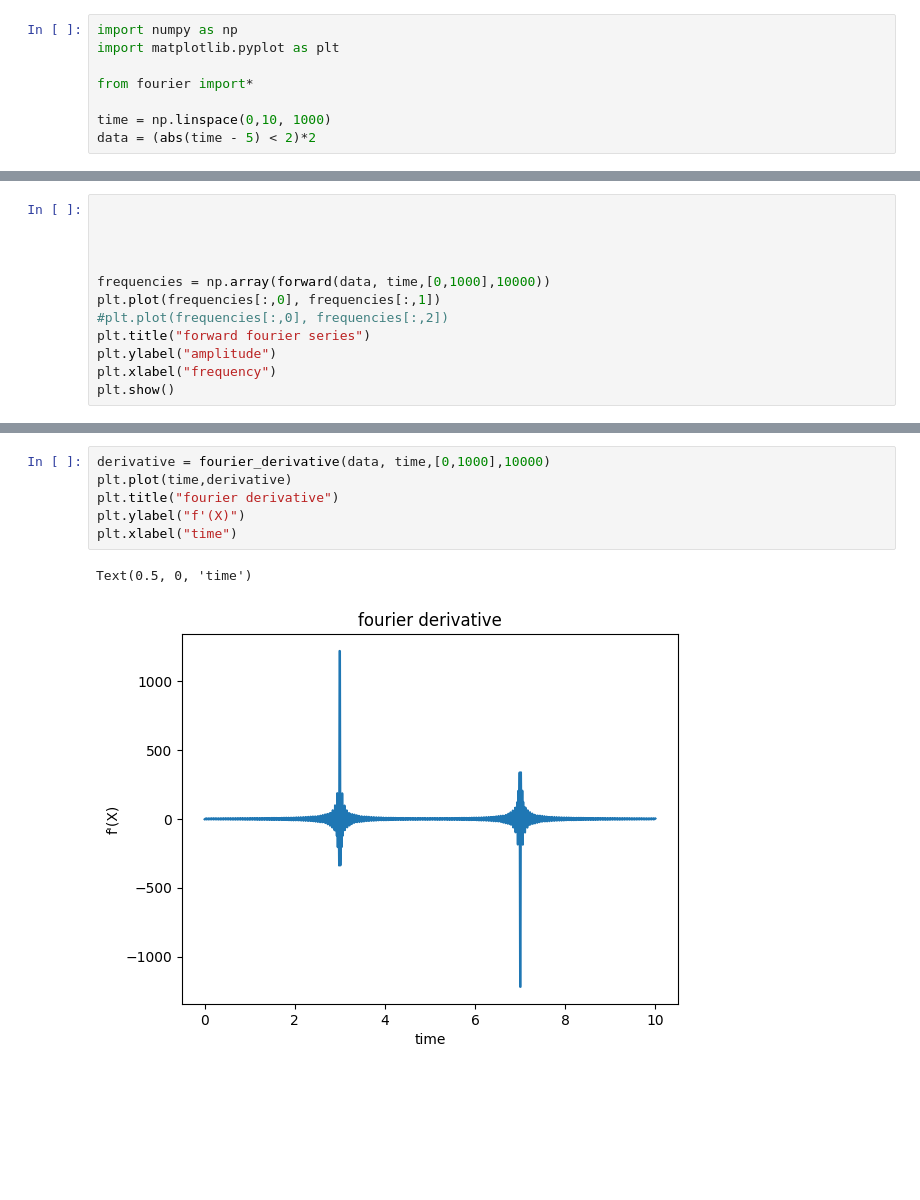
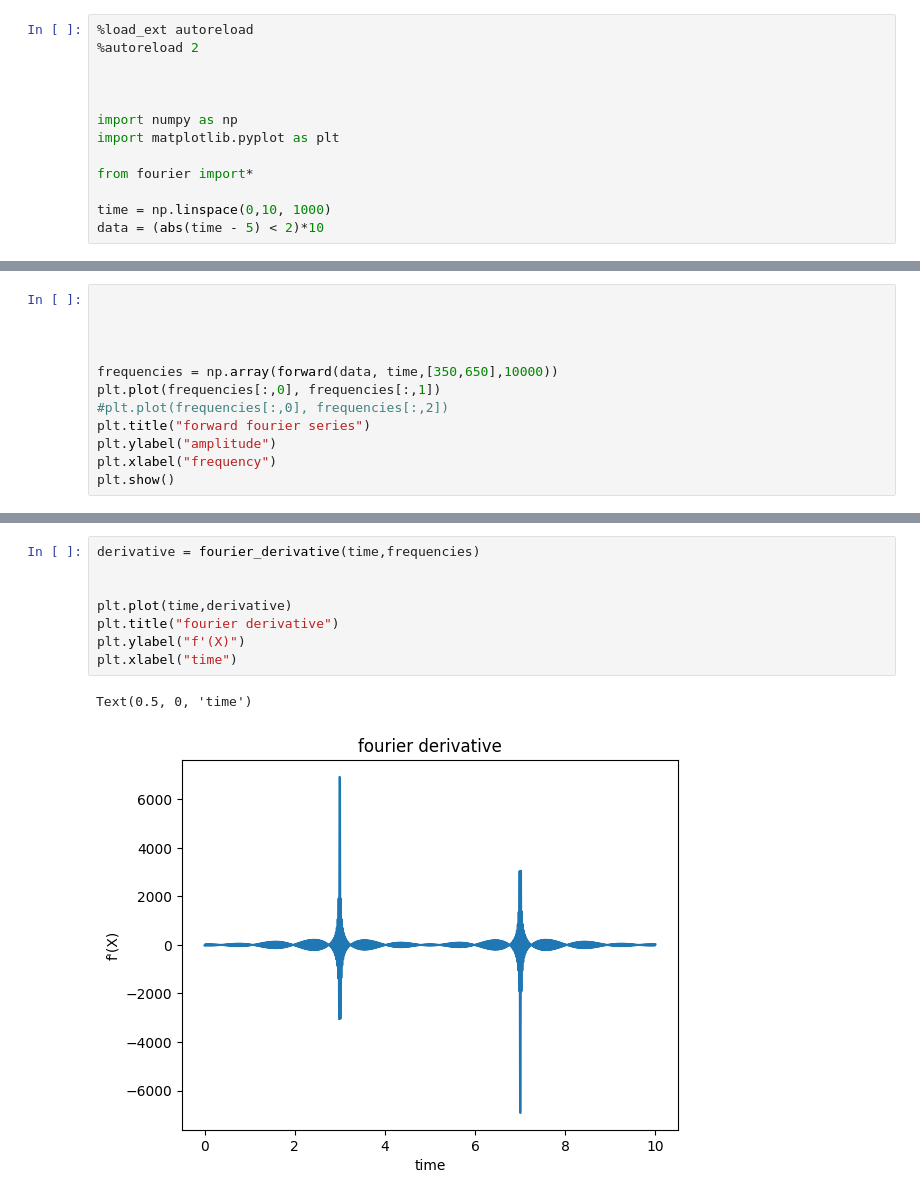
Before and after one commit to gts0025/python_projects, a Jupyter notebook: python/numerical_simulations/discrete_fourier_transform.ipynb, the cells around one changed output, grey strips where cells are left out. Cells and saved outputs as stored; diff of their text form; blank space fills up the shorter version.

```diff
--- a/python/numerical_simulations/discrete_fourier_transform.ipynb
+++ b/python/numerical_simulations/discrete_fourier_transform.ipynb
@@ -1,8 +1,13 @@
 # %%
+%load_ext autoreload
+%autoreload 2
+
+
+
 import numpy as np
 import matplotlib.pyplot as plt
 
 from fourier import*
 
 time = np.linspace(0,10, 1000)
-data = (abs(time - 5) < 2)*2
+data = (abs(time - 5) < 2)*10
@@ -17,7 +25,7 @@ Text(0.5, 1.0, 'stepping function')
 
 
 
-frequencies = np.array(forward(data, time,[0,1000],10000))
+frequencies = np.array(forward(data, time,[350,650],10000))
 plt.plot(frequencies[:,0], frequencies[:,1])
 #plt.plot(frequencies[:,0], frequencies[:,2])
 plt.title("forward fourier series")
@@ -35,9 +43,11 @@ Text(0.5, 1.0, 'inverse fourier series')
 # %%
-derivative = fourier_derivative(data, time,[0,1000],10000)
+derivative = fourier_derivative(time,frequencies)
+
+
 plt.plot(time,derivative)
 plt.title("fourier derivative")
 plt.ylabel("f'(X)")
 plt.xlabel("time")
 # %% [output]
 Text(0.5, 0, 'time')
-[figure, old version]
+[figure, new version]
```
Also changed, not shown: parts of 7 cells of this notebook, 9 other files.
